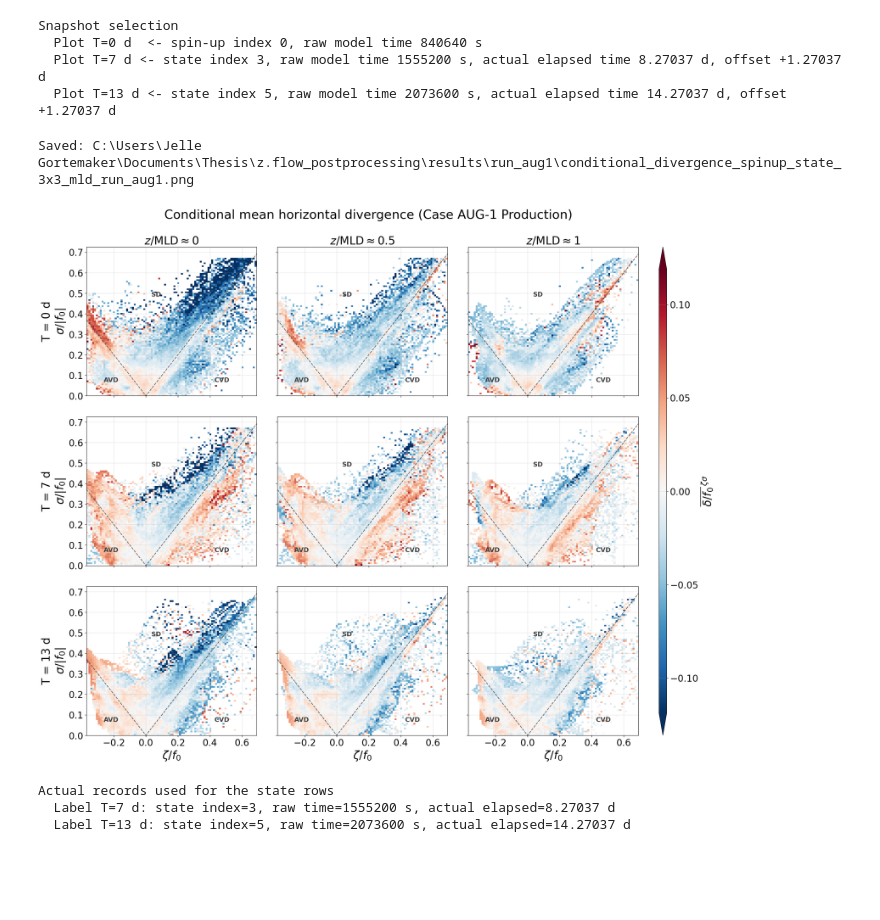
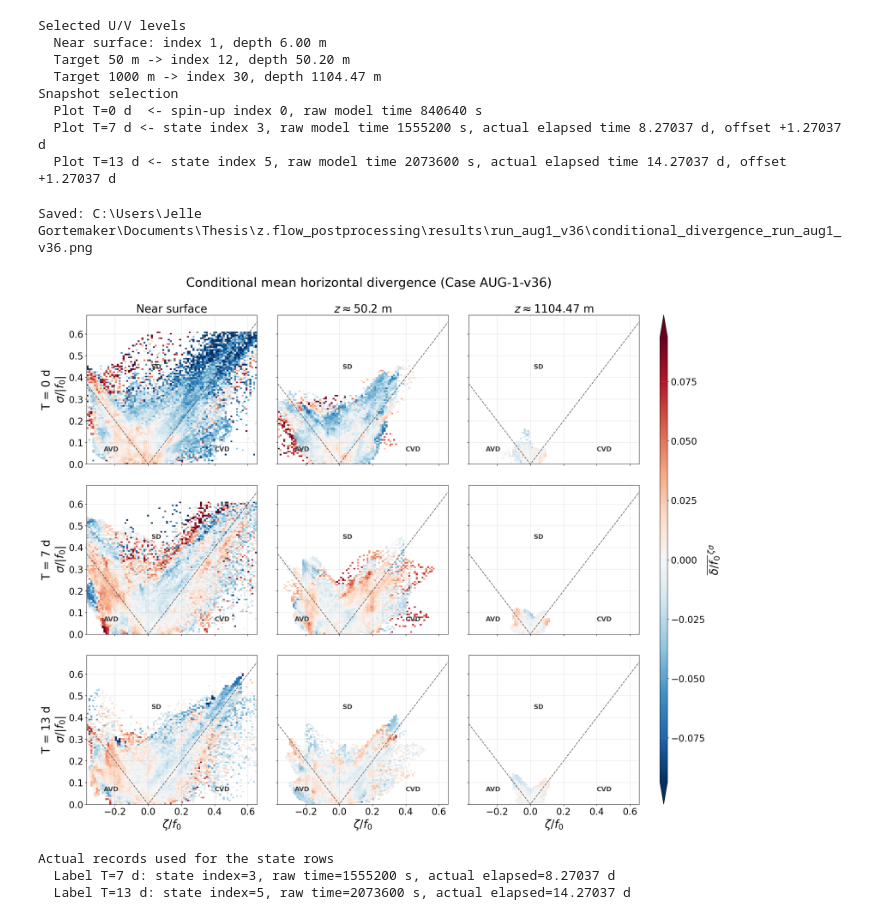
Before and after one commit to Jelle-Gortemaker/Thesis, a Jupyter notebook: z.flow_postprocessing/notebooks/compare_cross_case_w_and_delta.ipynb, the cells around one changed output. Saved outputs shown, nothing was run; the diff lists cells and outputs as text; code cells hidden in the pictures; blank space fills up the shorter version.

```diff
--- a/z.flow_postprocessing/notebooks/compare_cross_case_w_and_delta.ipynb
+++ b/z.flow_postprocessing/notebooks/compare_cross_case_w_and_delta.ipynb
@@ -150,10 +138,13 @@ def nearest_index(depths, target, min_index=0):
 
 
 def select_uv_indices(depths):
+    if len(TARGET_DEPTHS_M) != 2:
+        raise ValueError("TARGET_DEPTHS_M must contain exactly two depths.")
+
     return [
         NEAR_SURFACE_UV_INDEX,
-        nearest_index(depths, 0.5 * MLD_MEAN_M, NEAR_SURFACE_UV_INDEX),
-        nearest_index(depths, 1.0 * MLD_MEAN_M, NEAR_SURFACE_UV_INDEX),
+        nearest_index(depths, TARGET_DEPTHS_M[0], NEAR_SURFACE_UV_INDEX),
+        nearest_index(depths, TARGET_DEPTHS_M[1], NEAR_SURFACE_UV_INDEX),
     ]
 
 
@@ -235,8 +226,8 @@ def compute_kinematics(ds, time_dim, z_dim, it, kuv):
 def common_edges(fields):
     ro_all = np.concatenate([ro[np.isfinite(ro)] for ro, _, _ in fields])
     st_all = np.concatenate([st[np.isfinite(st)] for _, st, _ in fields])
-    x0, x1 = np.nanpercentile(ro_all, [0.2, 99.8])
-    y0, y1 = np.nanpercentile(st_all, [0.2, 99.8])
+    x0, x1 = np.nanpercentile(ro_all, [0.15, 99.85])
+    y0, y1 = np.nanpercentile(st_all, [0.15, 99.85])
     xpad = 0.04 * (x1 - x0)
     ypad = 0.04 * (y1 - y0)
     return (
@@ -286,6 +277,17 @@ uv_depths_spin = uv_depths_for(ds_spin, z_spin)
 uv_depths_state = uv_depths_for(ds_state, z_state)
 uv_indices_spin = select_uv_indices(uv_depths_spin)
 uv_indices_state = select_uv_indices(uv_depths_state)
+
+print("Selected U/V levels")
+print(
+    f"  Near surface: index {uv_indices_spin[0]}, "
+    f"depth {uv_depths_spin[uv_indices_spin[0]]:.2f} m"
+)
+for target, k in zip(TARGET_DEPTHS_M, uv_indices_spin[1:]):
+    print(
+        f"  Target {target:g} m -> index {k}, "
+        f"depth {uv_depths_spin[k]:.2f} m"
+    )
 
 it_spin = select_spinup_record(ds_spin, time_spin, z_spin, uv_indices_spin)
 spinup_time_s = float(time_seconds(ds_spin, time_spin)[it_spin])
@@ -311,6 +313,10 @@ for target, (it, actual_day, raw_time_s) in zip(STATE_TARGET_DAYS, state_selecti
         f"offset {actual_day - target:+.5f} d"
     )
 # %% [output]
+Selected U/V levels
+  Near surface: index 1, depth 6.00 m
+  Target 50 m -> index 12, depth 50.20 m
+  Target 1000 m -> index 30, depth 1104.47 m
 Snapshot selection
   Plot T=0 d  <- spin-up index 0, raw model time 840640 s
   Plot T=7 d <- state index 3, raw model time 1555200 s, actual elapsed time 8.27037 d, offset +1.27037 d
@@ -372,37 +378,45 @@ cax = fig.add_subplot(gs[:, 3])
 for index, (field, (_, _, _, plot_day, actual_day, col)) in enumerate(zip(D_cond, raw_d)):
     row = index // 3
     ax = axes[row, col]
-    title = rf"$z/\mathrm{{MLD}}\approx {TARGET_MLD_LABELS[col]}$" if row == 0 else ""
+    if row == 0:
+        selected_depth = uv_depths_spin[uv_indices_spin[col]]
+        title = (
+            "Near surface"
+            if col == 0
+            else rf"$z \approx {selected_depth:g}\ \mathrm{{m}}$"
+        )
+    else:
+        title = ""
     pcm = draw_panel(ax, field, ro_edges_d, strain_edges_d, d_limit, title=title)
 
     if row == 2:
         ax.set_xlabel(r"$\zeta/f_0$")
     else:
         ax.tick_params(labelbottom=False)
 
     if col == 0:
         ax.set_ylabel(rf"T = {plot_day:g} d" + "\n" + r"$\sigma/|f_0|$")
     else:
         ax.tick_params(labelleft=False)
 
 cbar = fig.colorbar(pcm, cax=cax, extend="both")
 cbar.set_label(r"$\overline{\delta/f_0}^{\,\zeta\sigma}$")
 fig.suptitle(f"Conditional mean horizontal divergence ({RUN_TITLE_INFO})", y=0.975)
 shu.savefig_if_needed(
-    fig, f"conditional_divergence_spinup_state_3x3_mld_{case_name}",
+    fig, f"conditional_divergence_{case_name}",
     save=SAVE, out_dir=OUT_DIR,
 )
 plt.show()
 
 print("\nActual records used for the state rows")
 for target, (it, actual_day, raw_time_s) in zip(STATE_TARGET_DAYS, state_selection):
     print(
         f"  Label T={target:g} d: state index={it}, "
         f"raw time={raw_time_s:.0f} s, actual elapsed={actual_day:.5f} d"
     )
 # %% [output]
-Saved: C:\Users\Jelle Gortemaker\Documents\Thesis\z.flow_postprocessing\results\run_aug1\conditional_divergence_spinup_state_3x3_mld_run_aug1.png
+Saved: C:\Users\Jelle Gortemaker\Documents\Thesis\z.flow_postprocessing\results\run_aug1_v36\conditional_divergence_run_aug1_v36.png
-[figure, old version]
+[figure, new version]
 Actual records used for the state rows
   Label T=7 d: state index=3, raw time=1555200 s, actual elapsed=8.27037 d
   Label T=13 d: state index=5, raw time=2073600 s, actual elapsed=14.27037 d
```
Also changed, not shown: parts of 4 cells of this notebook, 8 other files.
